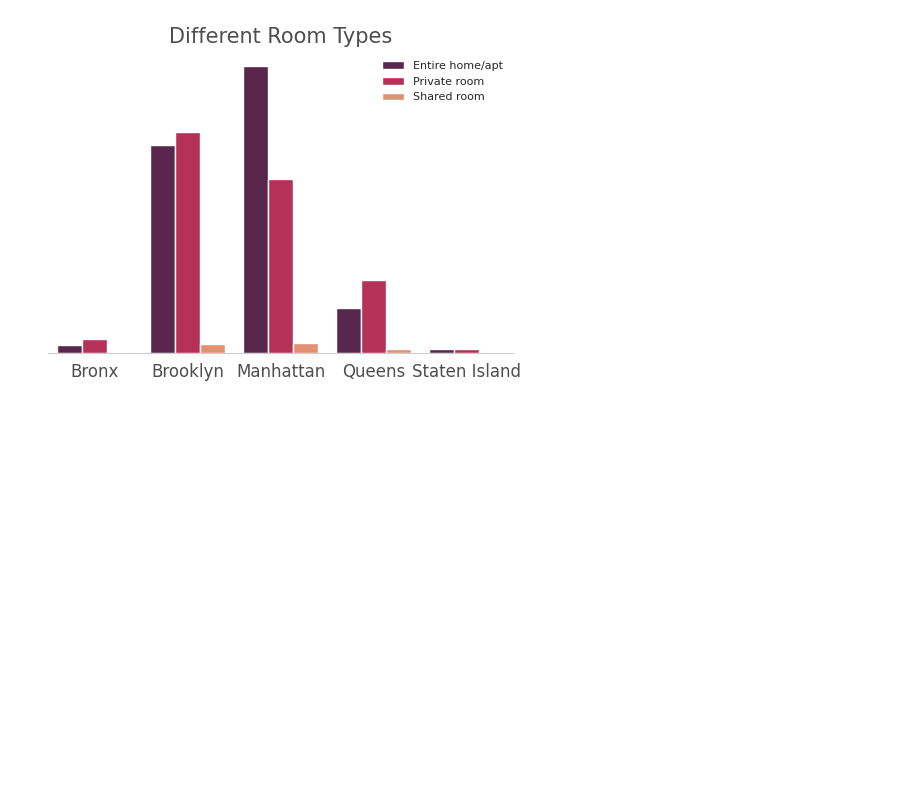
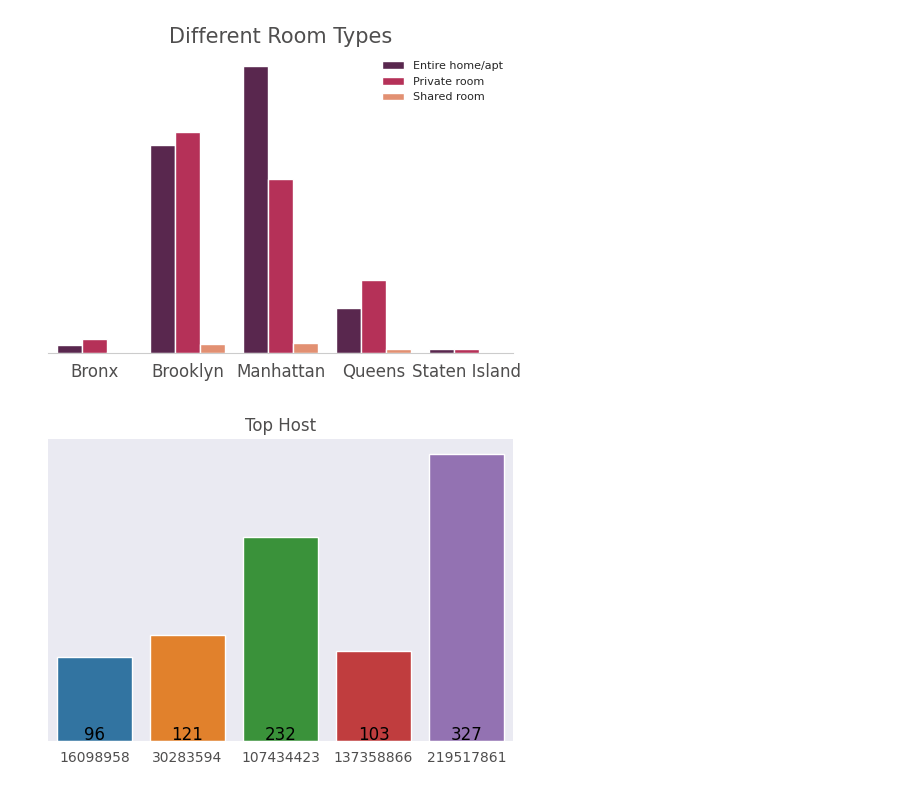
Before and after one commit to ankitkrtiwari7/my_first_analysis-AIRBNB, a Jupyter notebook: airbnbn_github.ipynb, the cells around one changed output. Drawn from its saved outputs; the diff is of its cells as text; code cells hidden in the pictures; blank space fills up the shorter version.

```diff
--- a/airbnbn_github.ipynb
+++ b/airbnbn_github.ipynb
@@ -326,3 +326,24 @@ plt.xticks(size=12, color='#4f4e4e')
 sns.despine(left = True);
 # %% [output]
 [figure]
+# %%
+Top_host = df.host_id.value_counts().to_frame().reset_index().head() # creating the dateframe for top host
+
+
+
+#barplot Visualizing of host
+sns.set_style("darkgrid")
+sns.barplot(data= Top_host, x="index", y="host_id")
+plt.xlabel('')
+plt.ylabel('')
+plt.title('Top Host', size=12, color='#4f4e4e')
+plt.xticks(size=10, color='#4f4e4e',rotation = 0)
+plt.yticks([], [])
+plt.text(x=0, y=2, s=Top_host.loc[4,'host_id'], color='black', fontsize=12, horizontalalignment='center')
+plt.text(x=1, y=2, s=Top_host.loc[2,'host_id'], color='black', fontsize=12, horizontalalignment='center')
+plt.text(x=2, y=2, s=Top_host.loc[1,'host_id'], color='black', fontsize=12, horizontalalignment='center')
+plt.text(x=3, y=2, s=Top_host.loc[3,'host_id'], color='black', fontsize=12, horizontalalignment='center')
+plt.text(x=4, y=2, s=Top_host.loc[0,'host_id'], color='black', fontsize=12, horizontalalignment='center')
+sns.despine(left = True);
+# %% [output]
+[figure, added]
```
Also changed, not shown: parts of 23 cells of this notebook.
